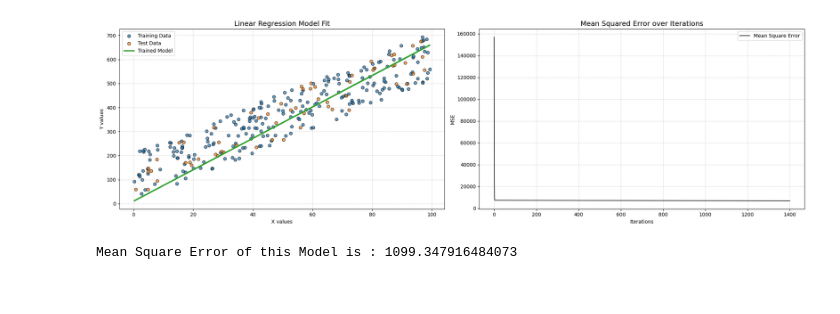
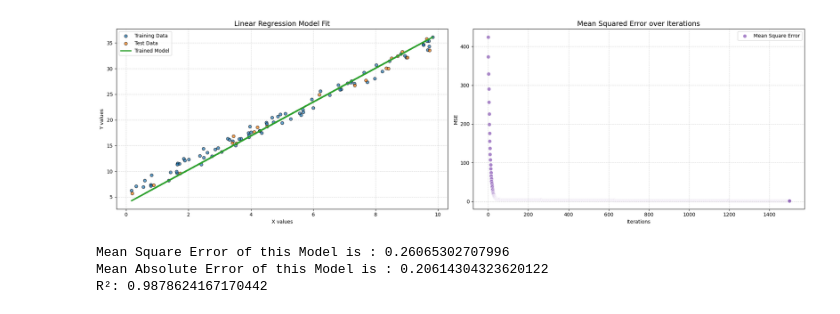
Before and after one commit to YOUHAD08/Linear-Regression-from-Scratch-and-with-Scikit-Learn, a Jupyter notebook: main.ipynb, the cells around one changed output. Drawn from its saved outputs; the diff is of its cells as text; code cells hidden in the pictures.

Commit message:
Calculate MSE , MAE and R² to evaluate this model

```diff
--- a/main.ipynb
+++ b/main.ipynb
@@ -4,9 +4,9 @@ import matplotlib.pylab as plt
 from sklearn.model_selection import train_test_split
 # %%
 np.random.seed(33)
-data_lenght=300
-coefficient, intercept=5, 10
-X=np.random.rand(data_lenght)*100
-Noise=np.random.rand(data_lenght)*200
+number_of_points=100
+coefficient, intercept=3, 4
+X=np.random.rand(number_of_points)*10
+Noise=np.random.rand(number_of_points)*3
 Y=coefficient*X + intercept + Noise
 # %%
@@ -19,7 +19,7 @@ plt.show()
 # %%
-learning_rate = 0.0001
-number_of_iterations = 1400
-coeff, interc = 0, 2
+learning_rate = 0.001
+number_of_iterations = 1500
+coeff, interc = 0, 1
 X_train, X_test, y_train, y_test = train_test_split(X, Y,test_size=0.2, random_state=33)
 n=len(X_train)
 # %%
@@ -36,18 +36,22 @@ plt.show()
 # %%
-error=[]
+errors=[]
 for k in range(number_of_iterations):
-    # print(f'itiration : {k} --- Coeff : {coeff} --- interc: {interc}')
-    Y_hate= coeff*X_train + interc
-    error.append(np.mean((Y_hate - y_train) ** 2))
-    dcoeff=-(2/n)* np.sum(X_train*(y_train - Y_hate))
-    dinterc=-(2/n)* np.sum(y_train - Y_hate)
-    coeff=coeff-learning_rate*dcoeff
-    interc=interc-learning_rate*dinterc
+    Y_hate = coeff * X_train + interc
+    error = Y_hate - y_train
+    errors.append(np.mean(error ** 2))
 
-Y_hate=coeff*X_train+interc
+    dcoeff = -(2/n) * np.sum(X_train * (y_train - Y_hate))
+    dinterc = -(2/n) * np.sum(y_train - Y_hate)
+
+    coeff = coeff - learning_rate * dcoeff
+    interc = interc - learning_rate * dinterc
+
+    print(f'Iteration: {k} --- Coeff: {coeff} --- Interc: {interc} --- Error (MSE): {errors[-1]}')
+
+Y_hate = coeff * X_train + interc
 print(f'Predicetd values : \n {Y_hate}')
 print(f'\n--------------------\n')
 print(f'Coeff : {coeff} --- interc: {interc}')
 print(f'\n--------------------\n')
-print(f'Error : \n {np.array(error)}')
+print(f'Error : \n {np.array(errors)}')
 # %% [output]
@@ -71,29 +75,40 @@ Error :
 # %%
-fig, axs = plt.subplots(1, 2,figsize=(20, 6))
+fig, axs = plt.subplots(1, 2, figsize=(20, 6))
 
+# Left Plot: Model Fit
 axs[0].scatter(X_train, y_train, color='#1f77b4', label='Training Data', alpha=0.7, edgecolor='k')
 axs[0].scatter(X_test, y_test, color='#ff7f0e', label='Test Data', alpha=0.7, edgecolor='k')
 axs[0].plot(X_train, Y_hate, color='#2ca02c', linewidth=2.5, label='Trained Model')
 axs[0].set_title('Linear Regression Model Fit', fontsize=14)
 axs[0].set_xlabel('X values')
 axs[0].set_ylabel('Y values')
 axs[0].legend()
 axs[0].grid(True, linestyle='--', alpha=0.5)
 
-axs[1].plot(np.arange(number_of_iterations), np.array(mse), color='black', label='Mean Square Error', alpha=0.8)
+# Right Plot: Mean Squared Error (MSE)
+axs[1].scatter(np.arange(number_of_iterations), errors,
+               color='#9467bd', label='Mean Square Error', alpha=0.8, edgecolor='white', s=60)
 axs[1].set_title('Mean Squared Error over Iterations', fontsize=14)
 axs[1].set_xlabel('Iterations')
 axs[1].set_ylabel('MSE')
 axs[1].legend()
 axs[1].grid(True, linestyle='--', alpha=0.5)
 
 plt.tight_layout()
 plt.show()
 # %% [output]
-[figure, old version]
+[figure, new version]
 # %%
 Y_hate=coeff*X_test+interc
-MSE=1/n* np.sum((Y_hate-y_test)**2)
-print(f'Mean Square Error of this Model is : {MSE}')
+MSE = (1 / n) * np.sum((Y_hate - y_test)**2)
+MAE = (1 / n) * np.sum(np.abs(Y_hate - y_test))
+SS_res = np.sum((y_test - Y_hate) ** 2)
+SS_tot = np.sum((y_test - np.mean(y_test)) ** 2)
+R2 = 1 - (SS_res / SS_tot)
+print(f'Mean Square Error: {MSE}')
+print(f'Mean Absolute Error : {MAE}')
+print(f"R²: {R2}")
 # %% [output]
-Mean Square Error of this Model is : 1099.347916484073
+Mean Square Error of this Model is : 0.26065302707996
+Mean Absolute Error of this Model is : 0.20614304323620122
+R²: 0.9878624167170442
```
Also changed, not shown: parts of 3 cells of this notebook.
